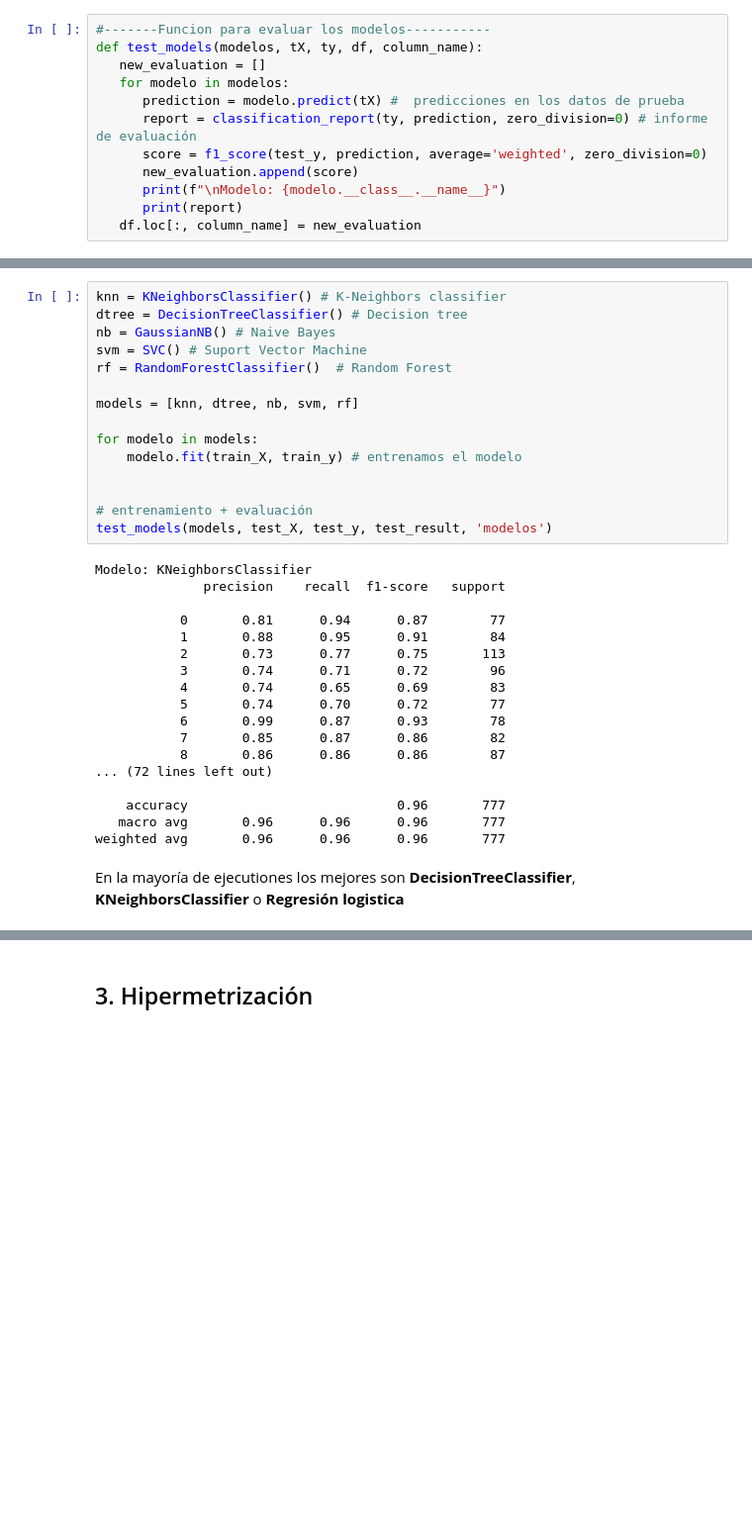
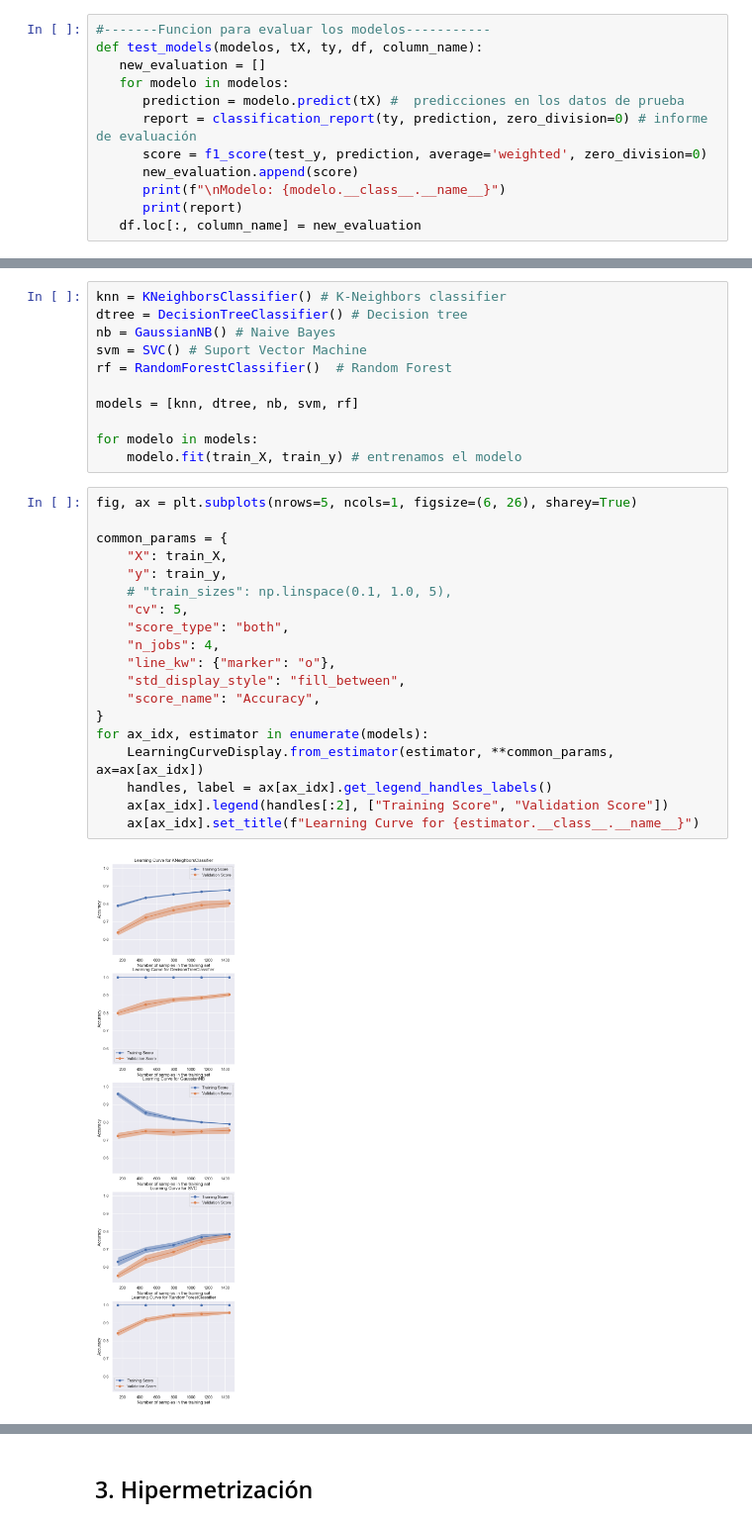
Before and after one commit to nmartinser/Telerehabilitation, a Jupyter notebook: notebooks/ml_gestureLabel.ipynb, the cells around one changed output, grey strips where cells are left out. Shown at 99% size. Drawn from its saved outputs; the diff is of its cells as text; blank space fills up the shorter version.

```diff
--- a/notebooks/ml_gestureLabel.ipynb
+++ b/notebooks/ml_gestureLabel.ipynb
@@ -109,27 +129,24 @@ models = [knn, dtree, nb, svm, rf]
 
 for modelo in models:
     modelo.fit(train_X, train_y) # entrenamos el modelo
-
-
-# entrenamiento + evaluación
-test_models(models, test_X, test_y, test_result, 'modelos')
-# %% [output]
-Modelo: KNeighborsClassifier
-              precision    recall  f1-score   support
-
-           0       0.81      0.94      0.87        77
-           1       0.88      0.95      0.91        84
-           2       0.73      0.77      0.75       113
-           3       0.74      0.71      0.72        96
-           4       0.74      0.65      0.69        83
-           5       0.74      0.70      0.72        77
-           6       0.99      0.87      0.93        78
-           7       0.85      0.87      0.86        82
-           8       0.86      0.86      0.86        87
-... (72 lines left out)
-
-    accuracy                           0.96       777
-   macro avg       0.96      0.96      0.96       777
-weighted avg       0.96      0.96      0.96       777
-# %% [markdown]
-En la mayoría de ejecutiones los mejores son **DecisionTreeClassifier**, **KNeighborsClassifier** o **Regresión logistica**
+# %%
+fig, ax = plt.subplots(nrows=5, ncols=1, figsize=(6, 26), sharey=True)
+
+common_params = {
+    "X": train_X,
+    "y": train_y,
+    # "train_sizes": np.linspace(0.1, 1.0, 5),
+    "cv": 5,
+    "score_type": "both",
+    "n_jobs": 4,
+    "line_kw": {"marker": "o"},
+    "std_display_style": "fill_between",
+    "score_name": "Accuracy",
+}
+for ax_idx, estimator in enumerate(models):
+    LearningCurveDisplay.from_estimator(estimator, **common_params, ax=ax[ax_idx])
+    handles, label = ax[ax_idx].get_legend_handles_labels()
+    ax[ax_idx].legend(handles[:2], ["Training Score", "Validation Score"])
+    ax[ax_idx].set_title(f"Learning Curve for {estimator.__class__.__name__}")
+# %% [output]
+[figure, added]
```
Also changed, not shown: parts of 15 cells of this notebook, 2 other files.
